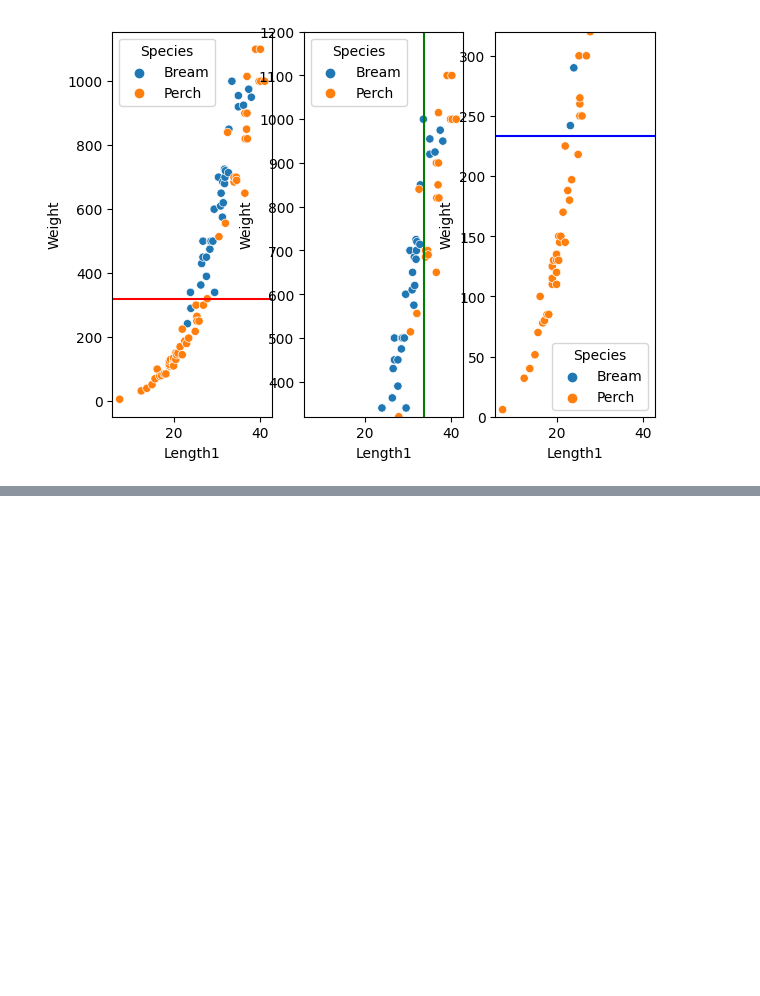
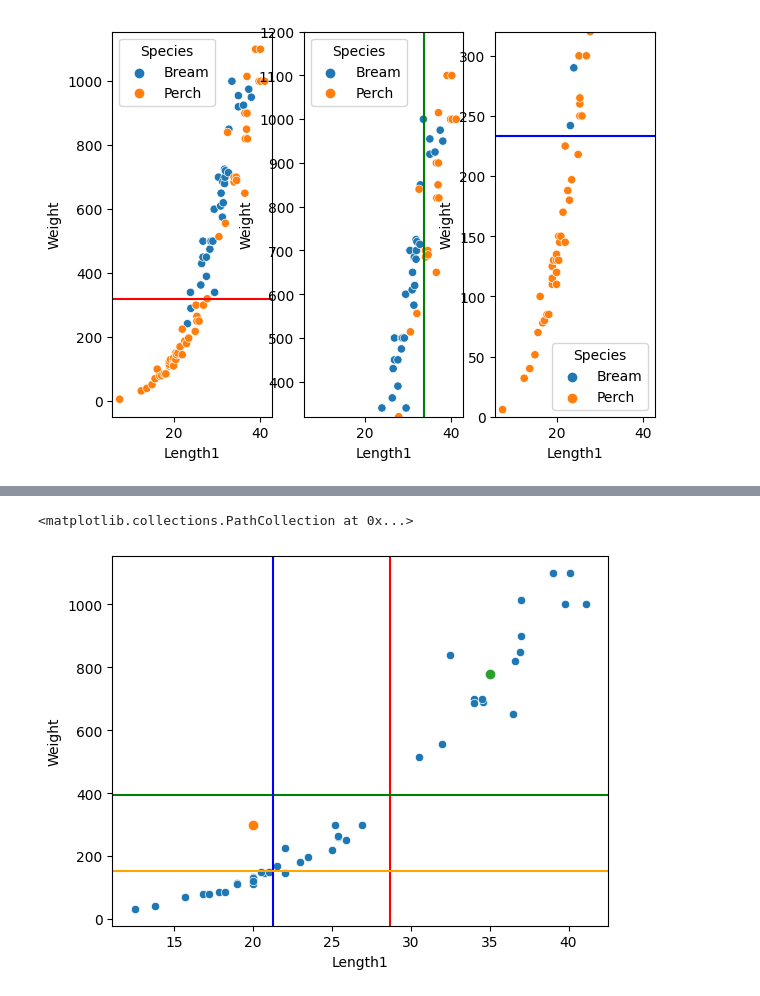
Before and after one commit to chacha86/pythonai, a Jupyter notebook: 결정트리_회귀_및_분류.ipynb, the cells around one changed output, grey strips where cells are left out. Saved outputs shown, nothing was run; the diff lists cells and outputs as text; code cells hidden in the pictures; blank space fills up the shorter version.

```diff
--- a/결정트리_회귀_및_분류.ipynb
+++ b/결정트리_회귀_및_분류.ipynb
@@ -79,0 +112,12 @@ plt.axhline(y=320, color='r')
+# %%
+sns.scatterplot(x=trd['Length1'], y=trt)
+plt.axvline(x=28.7, color='red')
+plt.axhline(y=395.114, color='green')
+plt.axvline(x=21.25, color='blue')
+plt.axhline(y=152.321, color='orange')
+
+plt.scatter(x=20, y=300)
+plt.scatter(x=35, y=780)
+# %% [output]
+<matplotlib.collections.PathCollection at 0x...>
+[figure, added]
```
Also changed, not shown: parts of 4 cells of this notebook.
